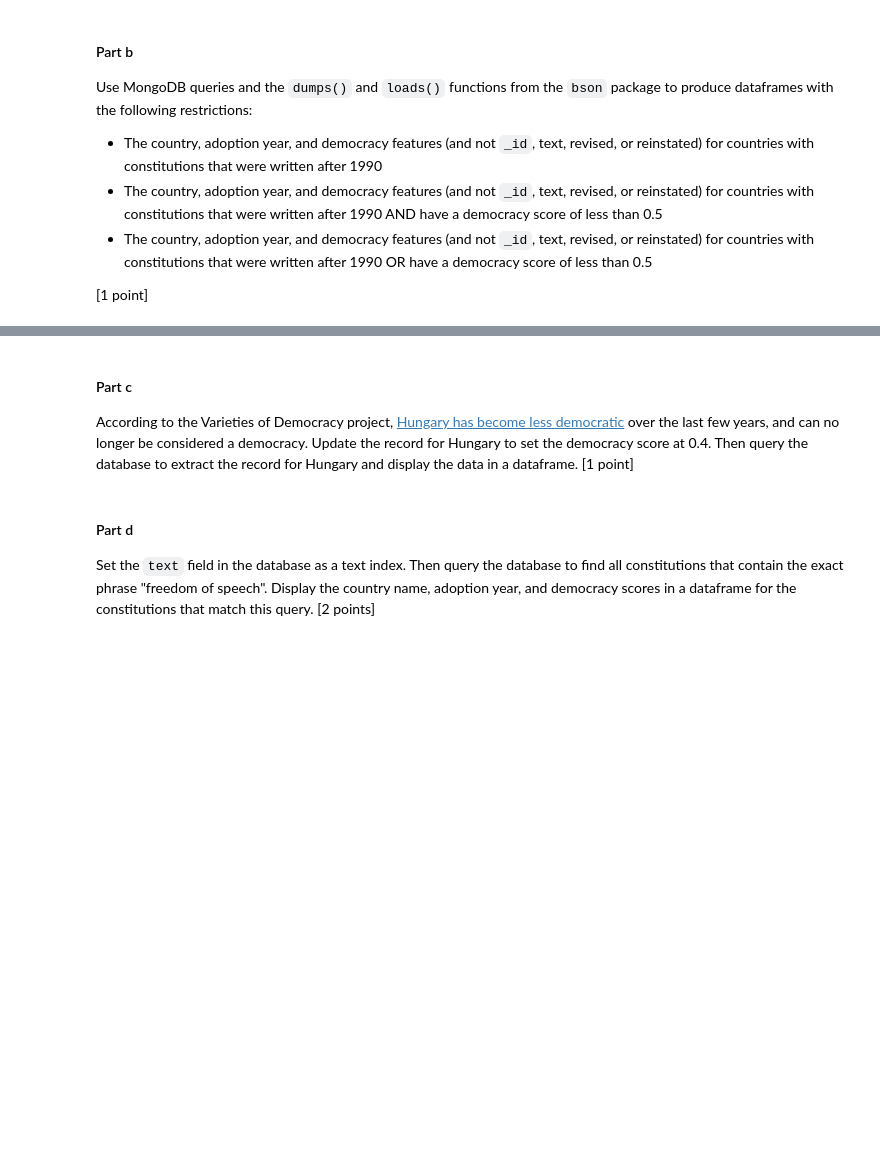
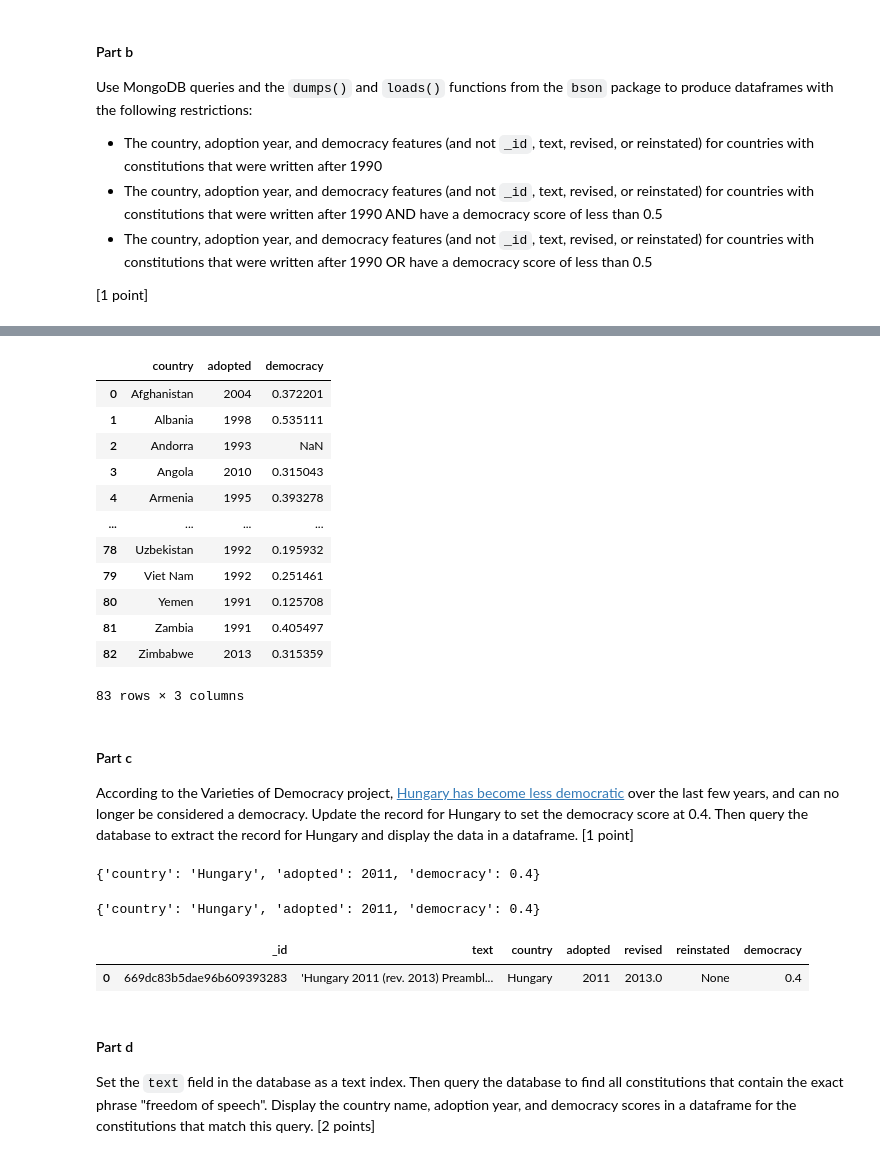
Before and after one commit to leek10/ds6001databases, a Jupyter notebook: Lab7.ipynb, the cells around one changed output, grey strips where cells are left out. Drawn from its saved outputs; the diff is of its cells as text; code cells hidden in the pictures; blank space fills up the shorter version.

```diff
--- a/Lab7.ipynb
+++ b/Lab7.ipynb
@@ -489,35 +514,55 @@ q2_df
 # %%
 # Query 3: country, adoption year, and democracy features after 1990 or democracy score < 0.5
-query3 = {'$or': [{'adoption':{'$gt':1990}, 'democracy':{'$lt':0.5}}]}
-projection = {'_id': 0, 'country': 1, 'adoption': 1, 'democracy': 1}
-
-mongo_read_query = (constcollection, query3)
+query3 = {'$or': [{'adopted':{'$gt':1990}}, {'democracy':{'$lt':0.5}}]}
+projection = {'_id': 0, 'country': 1, 'adopted': 1, 'democracy': 1}
 # %%
 # Query 3 DataFrame
 q3 = dumps(constcollection.find(query3, projection))
 q3_data = loads(q3)
-q3_df = pd.DataFrame(q3_data)
+q3_df = pd.DataFrame.from_records(q3_data)
 
 q3_df
+# %% [output]
+|  | country | adopted | democracy |
+| 0 | Afghanistan | 2004 | 0.372201 |
+| 1 | Albania | 1998 | 0.535111 |
+| 2 | Andorra | 1993 | NaN |
+| 3 | Angola | 2010 | 0.315043 |
+| 4 | Armenia | 1995 | 0.393278 |
+| ... | ... | ... | ... |
+| 78 | Uzbekistan | 1992 | 0.195932 |
+| 79 | Viet Nam | 1992 | 0.251461 |
+| 80 | Yemen | 1991 | 0.125708 |
+| 81 | Zambia | 1991 | 0.405497 |
+| 82 | Zimbabwe | 2013 | 0.315359 |
+83 rows × 3 columns
 # %% [markdown]
 #### Part c
 According to the Varieties of Democracy project, [Hungary has become less democratic](https://www.v-dem.net/en/news/democratic-declines-hungary/) over the last few years, and can no longer be considered a democracy. Update the record for Hungary to set the democracy score at 0.4. Then query the database to extract the record for Hungary and display the data in a dataframe. [1 point]
 # %%
 # Original Hungary democracy score
-hungary_original = constcollection.find_one({'country':'Hungary'}, {'_id': 0, 'democracy': 1})
+hungary_original = constcollection.find_one({'country':'Hungary'}, {'_id': 0, 'country': 1, 'adopted': 1, 'democracy': 1})
 
 hungary_original
+# %% [output]
+{'country': 'Hungary', 'adopted': 2011, 'democracy': 0.4}
 # %%
 # Setting Hungary democracy score = 0.4
 constcollection.update_one({'country':'Hungary'}, {'$set':{'democracy': 0.4}})
-hungary_now = constcollection.find_one({'country':'Hungary'}, {'_id': 0, 'country': 1, 'adoption': 1, 'democracy': 1})
+hungary_now = constcollection.find_one({'country':'Hungary'}, {'_id': 0, 'country': 1, 'adopted': 1, 'democracy': 1})
 
 hungary_now
+# %% [output]
+{'country': 'Hungary', 'adopted': 2011, 'democracy': 0.4}
 # %%
 # Showing results
-hungary_df = pd.DataFrame([hungary_now])
+hungary = constcollection.find_one({'country':'Hungary'})
+hungary_df = pd.DataFrame([hungary])
 
 hungary_df
+# %% [output]
+|  | _id | text | country | adopted | revised | reinstated | democracy |
+| 0 | 669dc83b5dae96b609393283 | 'Hungary 2011 (rev. 2013) Preambl... | Hungary | 2011 | 2013.0 | None | 0.4 |
 # %% [markdown]
 #### Part d
 Set the `text` field in the database as a text index. Then query the database to find all constitutions that contain the exact phrase "freedom of speech". Display the country name, adoption year, and democracy scores in a dataframe for the constitutions that match this query. [2 points]
```
Also changed, not shown: parts of 11 cells of this notebook.
